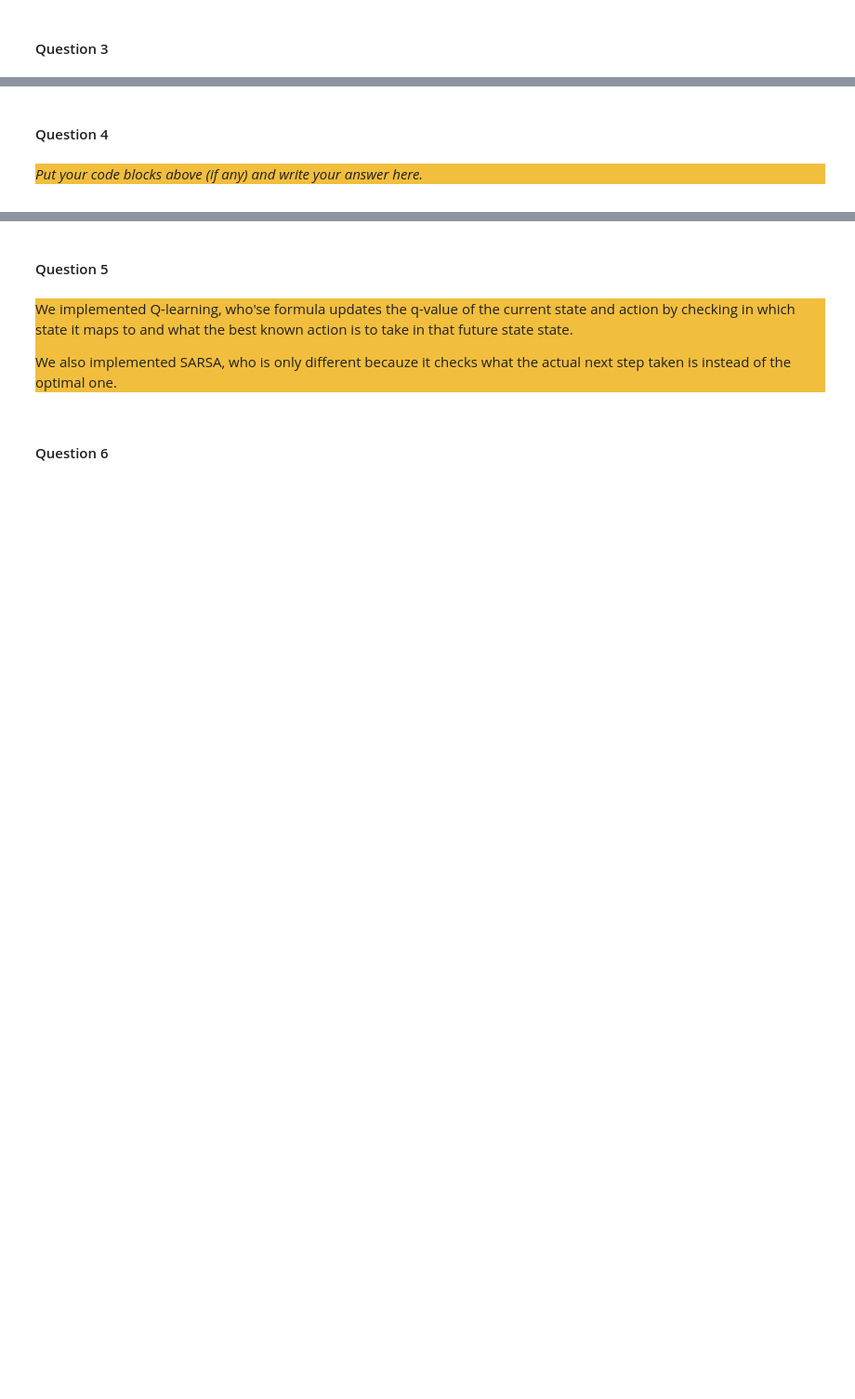
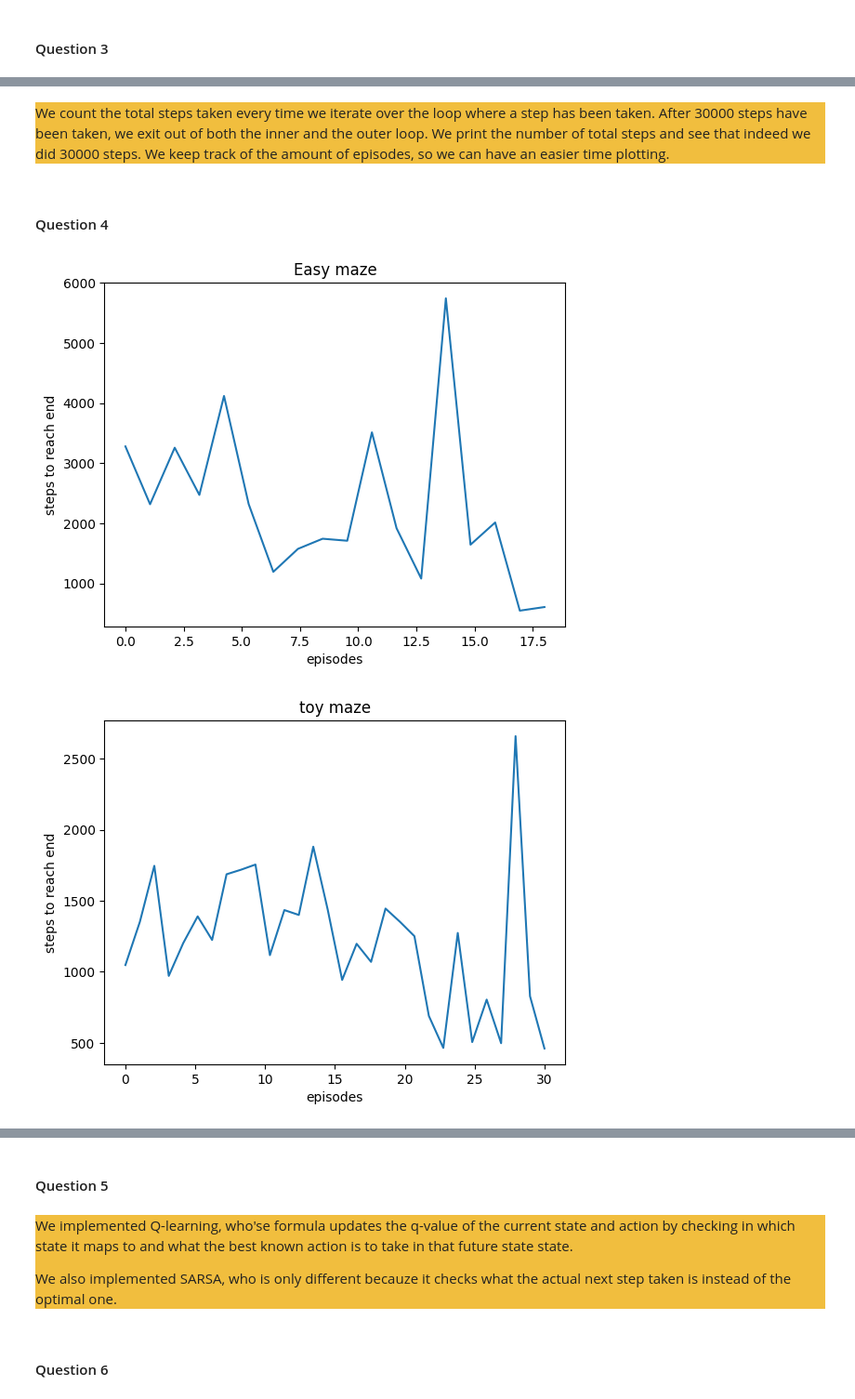
Before and after one commit to Eliminator1357/CI-RL, a Jupyter notebook: src/Main.ipynb, the cells around one changed output, grey strips where cells are left out. Shown at 93% size. Saved outputs shown, nothing was run; the diff lists cells and outputs as text; code cells hidden in the pictures; blank space fills up the shorter version.

```diff
--- a/src/Main.ipynb
+++ b/src/Main.ipynb
@@ -148,6 +209,43 @@ _You may want to directly modify the cycle in Question 2._
+# %% [markdown]
+<div style="background-color:#f1be3e">
+
+We count the total steps taken every time we iterate over the loop where a step has been taken. After 30000 steps have been taken, we exit out of both the inner and the outer loop. We print the number of total steps and see that indeed we did 30000 steps. We keep track of the amount of episodes, so we can have an easier time plotting.
 # %% [markdown]
 #### Question 4
-# %% [markdown]
-<div style="background-color:#f1be3e">
-
-_Put your code blocks above (if any) and write your answer here._
+# %%
+
+allruns = []
+for i in range(10):
+    toadd, eps,_ = mainlimited(maze)
+    allruns.append(toadd)
+allruns = np.array(allruns)
+divisors = np.sum(allruns != 0, axis=0).astype(float)
+divisors[divisors==0.0] = 1.0 #prevent dividing by 0
+outeasy = np.sum(allruns, axis=0) / divisors
+outeasy = outeasy[outeasy != 0.0]
+plt.xlabel("episodes")
+plt.ylabel("steps to reach end")
+plt.title("Easy maze")
+plt.plot(np.linspace(0,len(outeasy),len(outeasy)),outeasy)
+plt.show()
+
+toymaze = Maze("./../data/toy_maze.txt")
+toymaze.set_reward(x=9, y=9, reward=10)
+toymaze.set_terminal(x=9, y=9)
+allruns = []
+for i in range(10):
+    toadd, eps,_ = mainlimited(toymaze)
+    allruns.append(toadd)
+allruns = np.array(allruns)
+divisors = np.sum(allruns != 0, axis=0).astype(float)
+divisors[divisors==0.0] = 1.0 #prevent dividing by 0
+outeasy = np.sum(allruns, axis=0) / divisors
+outeasy = outeasy[outeasy != 0.0]
+plt.xlabel("episodes")
+plt.ylabel("steps to reach end")
+plt.title("toy maze")
+plt.plot(np.linspace(0,len(outeasy),len(outeasy)),outeasy)
+plt.show()
+# %% [output]
+[figure, added]
+[figure, added]
```
Also changed, not shown: parts of 14 cells of this notebook.
